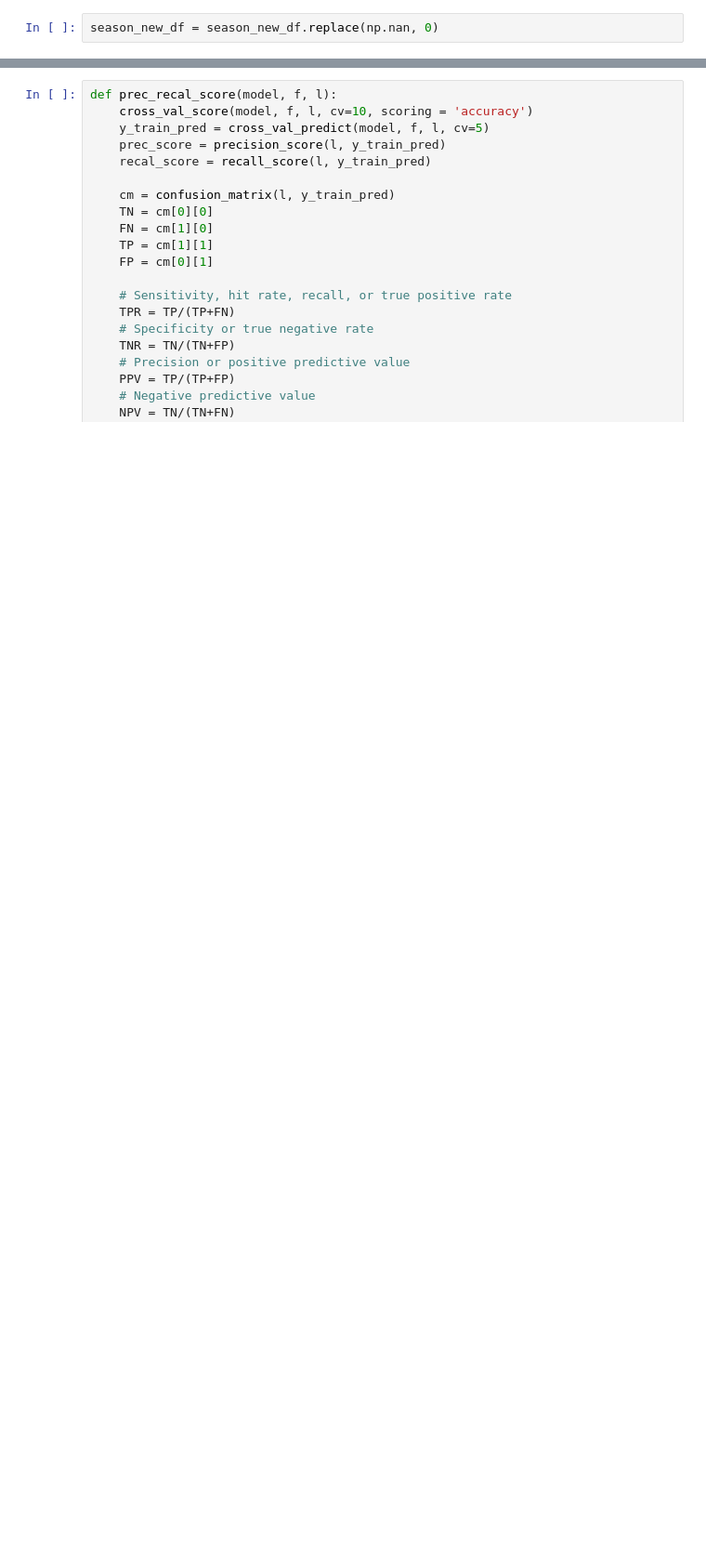
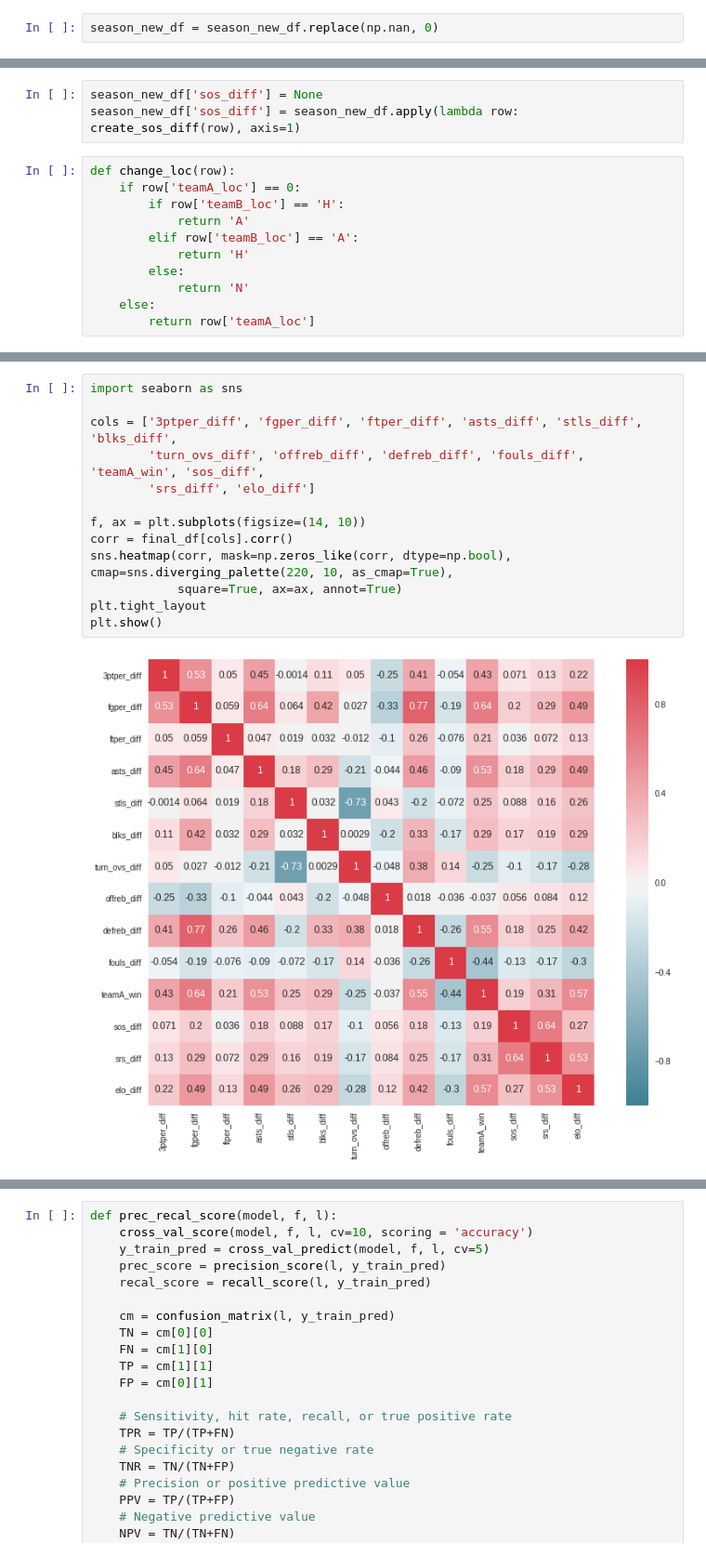
Before and after one commit to nmichniok/MarchMadness, a Jupyter notebook: Kaggle Data.ipynb, the cells around one changed output, grey strips where cells are left out. Shown: that part at 93% size. Drawn from its saved outputs; the diff is of its cells as text; blank space fills up the shorter version.

```diff
--- a/Kaggle Data.ipynb
+++ b/Kaggle Data.ipynb
@@ -140,0 +243,14 @@ season_new_df['sos_diff'] = season_new_df['teamA_sos'] - season_new_df['teamB_so
+# %%
+season_new_df['sos_diff'] = None
+season_new_df['sos_diff'] = season_new_df.apply(lambda row: create_sos_diff(row), axis=1)
+# %%
+def change_loc(row):
+    if row['teamA_loc'] == 0:
+        if row['teamB_loc'] == 'H':
+            return 'A'
+        elif row['teamB_loc'] == 'A':
+            return 'H'
+        else:
+            return 'N'
+    else:
+        return row['teamA_loc']
@@ -167,0 +296,15 @@ memory usage: 11.4+ MB
+# %%
+import seaborn as sns
+
+cols = ['3ptper_diff', 'fgper_diff', 'ftper_diff', 'asts_diff', 'stls_diff', 'blks_diff',
+        'turn_ovs_diff', 'offreb_diff', 'defreb_diff', 'fouls_diff', 'teamA_win', 'sos_diff',
+        'srs_diff', 'elo_diff']
+
+f, ax = plt.subplots(figsize=(14, 10))
+corr = final_df[cols].corr()
+sns.heatmap(corr, mask=np.zeros_like(corr, dtype=np.bool), cmap=sns.diverging_palette(220, 10, as_cmap=True),
+            square=True, ax=ax, annot=True)
+plt.tight_layout
+plt.show()
+# %% [output]
+[figure, added]
```
Also changed, not shown: parts of 105 cells of this notebook, 1 other file.
